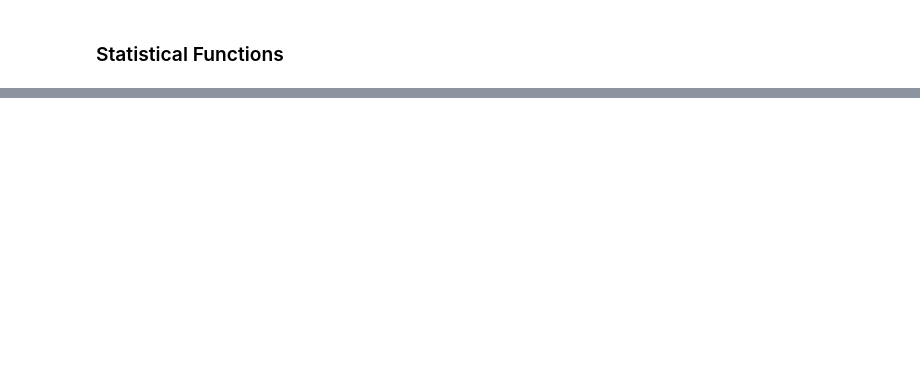
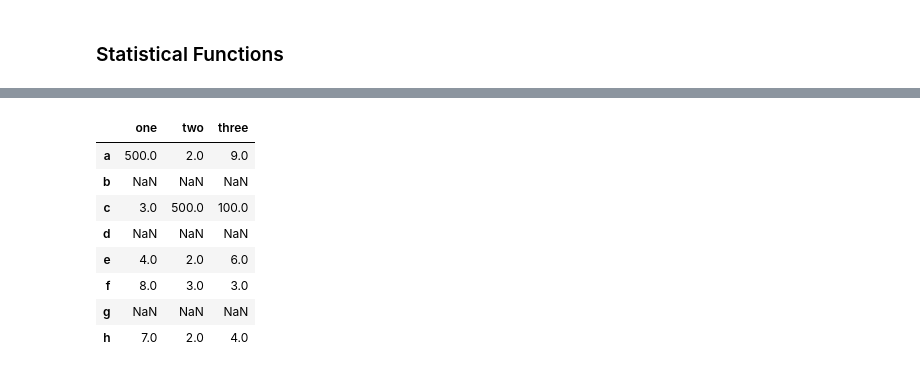
Before and after one commit to mga321/tutorialspoint_notebooks, a Jupyter notebook: pandas.ipynb, the cells around one changed output, grey strips where cells are left out. Saved outputs shown, nothing was run; the diff lists cells and outputs as text; code cells hidden in the pictures; blank space fills up the shorter version.

```diff
--- a/pandas.ipynb
+++ b/pandas.ipynb
@@ -1392,0 +1514,13 @@ dtype: float64
+# %%
+# Example 8: Replace generic values
+df.replace({5:500, 1:100})
+# %% [output]
+|  | one | two | three |
+| a | 500.0 | 2.0 | 9.0 |
+| b | NaN | NaN | NaN |
+| c | 3.0 | 500.0 | 100.0 |
+| d | NaN | NaN | NaN |
+| e | 4.0 | 2.0 | 6.0 |
+| f | 8.0 | 3.0 | 3.0 |
+| g | NaN | NaN | NaN |
+| h | 7.0 | 2.0 | 4.0 |
```
Also changed, not shown: parts of 35 cells of this notebook.
